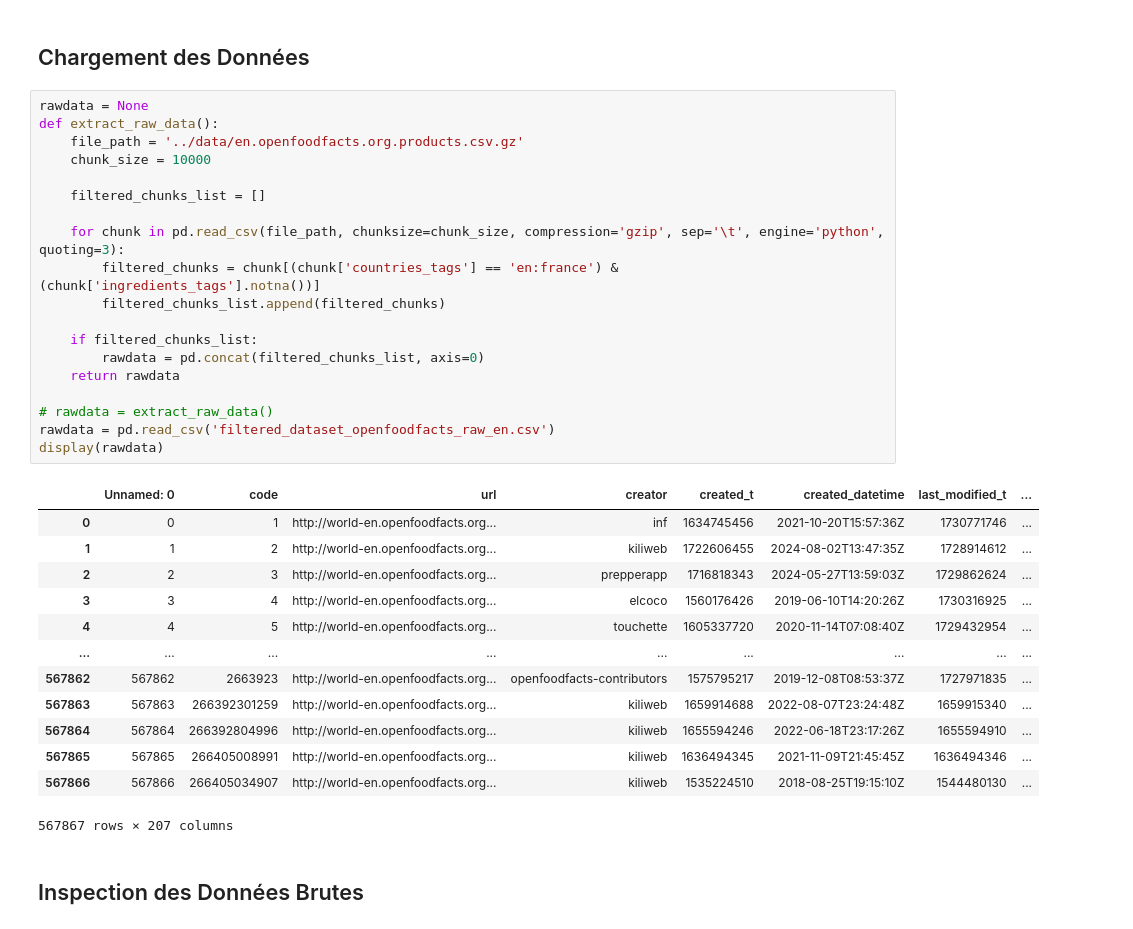
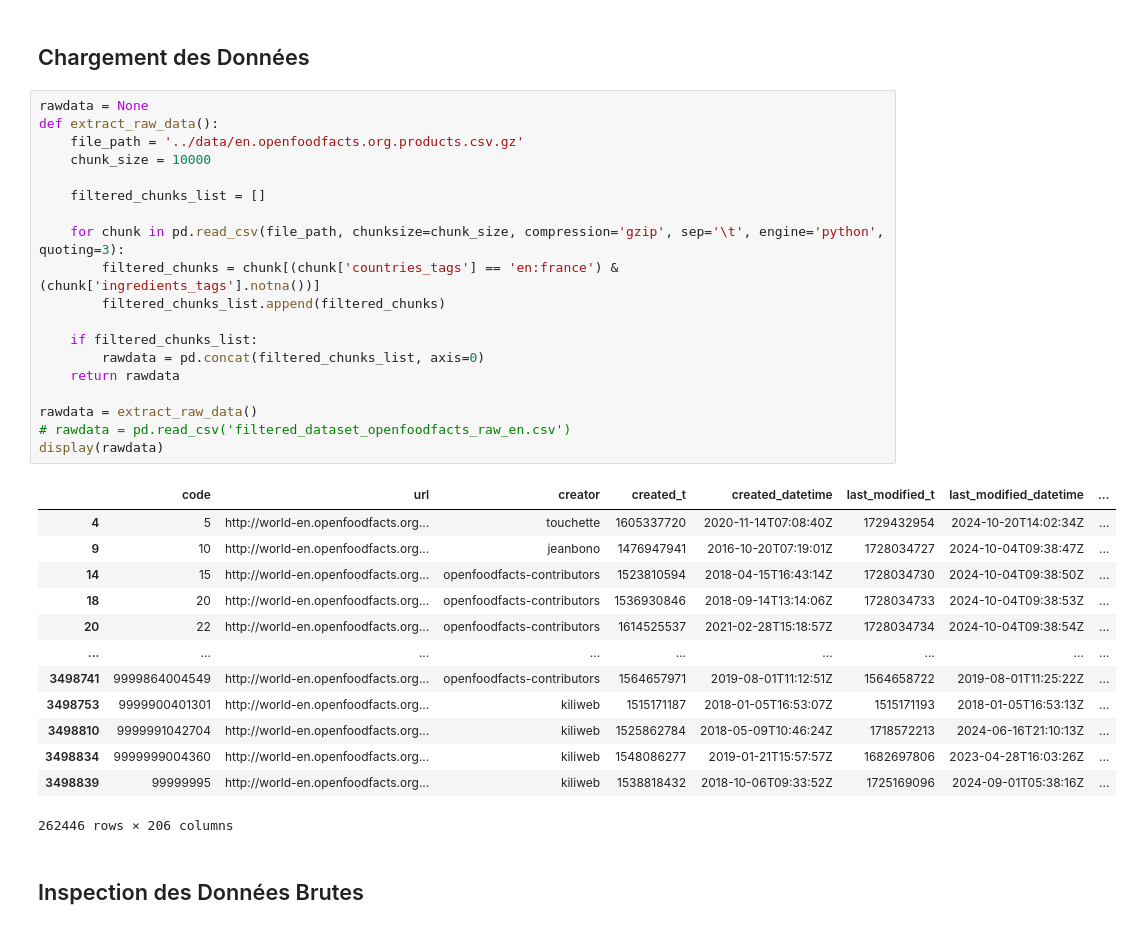
Before and after one commit to littlerobinson/foodstuffs_recommendation, a Jupyter notebook: notebooks/research_alex.ipynb, the cells around one changed output. Drawn from its saved outputs; the diff is of its cells as text.

```diff
--- a/notebooks/research_alex.ipynb
+++ b/notebooks/research_alex.ipynb
@@ -23,36 +37,36 @@ Le volume de données est important, nous allons nous concentrer sur les produit
 # %%
 rawdata = None
 def extract_raw_data():
     file_path = '../data/en.openfoodfacts.org.products.csv.gz'
     chunk_size = 10000
 
     filtered_chunks_list = []
 
     for chunk in pd.read_csv(file_path, chunksize=chunk_size, compression='gzip', sep='\t', engine='python', quoting=3):
         filtered_chunks = chunk[(chunk['countries_tags'] == 'en:france') & (chunk['ingredients_tags'].notna())]
         filtered_chunks_list.append(filtered_chunks)
 
     if filtered_chunks_list:
         rawdata = pd.concat(filtered_chunks_list, axis=0)
     return rawdata
 
-# rawdata = extract_raw_data()
-rawdata = pd.read_csv('filtered_dataset_openfoodfacts_raw_en.csv')
+rawdata = extract_raw_data()
+# rawdata = pd.read_csv('filtered_dataset_openfoodfacts_raw_en.csv')
 display(rawdata)
 # %% [output]
-|  | Unnamed: 0 | code | url | creator | created_t | created_datetime | last_modified_t | ... |
-| 0 | 0 | 1 | http://world-en.openfoodfacts.org... | inf | 1634745456 | 2021-10-20T15:57:36Z | 1730771746 | ... |
-| 1 | 1 | 2 | http://world-en.openfoodfacts.org... | kiliweb | 1722606455 | 2024-08-02T13:47:35Z | 1728914612 | ... |
-| 2 | 2 | 3 | http://world-en.openfoodfacts.org... | prepperapp | 1716818343 | 2024-05-27T13:59:03Z | 1729862624 | ... |
-| 3 | 3 | 4 | http://world-en.openfoodfacts.org... | elcoco | 1560176426 | 2019-06-10T14:20:26Z | 1730316925 | ... |
-| 4 | 4 | 5 | http://world-en.openfoodfacts.org... | touchette | 1605337720 | 2020-11-14T07:08:40Z | 1729432954 | ... |
+|  | code | url | creator | created_t | created_datetime | last_modified_t | last_modified_datetime | ... |
+| 4 | 5 | http://world-en.openfoodfacts.org... | touchette | 1605337720 | 2020-11-14T07:08:40Z | 1729432954 | 2024-10-20T14:02:34Z | ... |
+| 9 | 10 | http://world-en.openfoodfacts.org... | jeanbono | 1476947941 | 2016-10-20T07:19:01Z | 1728034727 | 2024-10-04T09:38:47Z | ... |
+| 14 | 15 | http://world-en.openfoodfacts.org... | openfoodfacts-contributors | 1523810594 | 2018-04-15T16:43:14Z | 1728034730 | 2024-10-04T09:38:50Z | ... |
+| 18 | 20 | http://world-en.openfoodfacts.org... | openfoodfacts-contributors | 1536930846 | 2018-09-14T13:14:06Z | 1728034733 | 2024-10-04T09:38:53Z | ... |
+| 20 | 22 | http://world-en.openfoodfacts.org... | openfoodfacts-contributors | 1614525537 | 2021-02-28T15:18:57Z | 1728034734 | 2024-10-04T09:38:54Z | ... |
 | ... | ... | ... | ... | ... | ... | ... | ... | ... |
-| 567862 | 567862 | 2663923 | http://world-en.openfoodfacts.org... | openfoodfacts-contributors | 1575795217 | 2019-12-08T08:53:37Z | 1727971835 | ... |
-| 567863 | 567863 | 266392301259 | http://world-en.openfoodfacts.org... | kiliweb | 1659914688 | 2022-08-07T23:24:48Z | 1659915340 | ... |
-| 567864 | 567864 | 266392804996 | http://world-en.openfoodfacts.org... | kiliweb | 1655594246 | 2022-06-18T23:17:26Z | 1655594910 | ... |
-| 567865 | 567865 | 266405008991 | http://world-en.openfoodfacts.org... | kiliweb | 1636494345 | 2021-11-09T21:45:45Z | 1636494346 | ... |
-| 567866 | 567866 | 266405034907 | http://world-en.openfoodfacts.org... | kiliweb | 1535224510 | 2018-08-25T19:15:10Z | 1544480130 | ... |
+| 3498741 | 9999864004549 | http://world-en.openfoodfacts.org... | openfoodfacts-contributors | 1564657971 | 2019-08-01T11:12:51Z | 1564658722 | 2019-08-01T11:25:22Z | ... |
+| 3498753 | 9999900401301 | http://world-en.openfoodfacts.org... | kiliweb | 1515171187 | 2018-01-05T16:53:07Z | 1515171193 | 2018-01-05T16:53:13Z | ... |
+| 3498810 | 9999991042704 | http://world-en.openfoodfacts.org... | kiliweb | 1525862784 | 2018-05-09T10:46:24Z | 1718572213 | 2024-06-16T21:10:13Z | ... |
+| 3498834 | 9999999004360 | http://world-en.openfoodfacts.org... | kiliweb | 1548086277 | 2019-01-21T15:57:57Z | 1682697806 | 2023-04-28T16:03:26Z | ... |
+| 3498839 | 99999995 | http://world-en.openfoodfacts.org... | kiliweb | 1538818432 | 2018-10-06T09:33:52Z | 1725169096 | 2024-09-01T05:38:16Z | ... |
-567867 rows × 207 columns
+262446 rows × 206 columns
 # %% [markdown]
 ## Inspection des Données Brutes
 # %%
```
Also changed, not shown: parts of 36 cells of this notebook, 3 other files.
